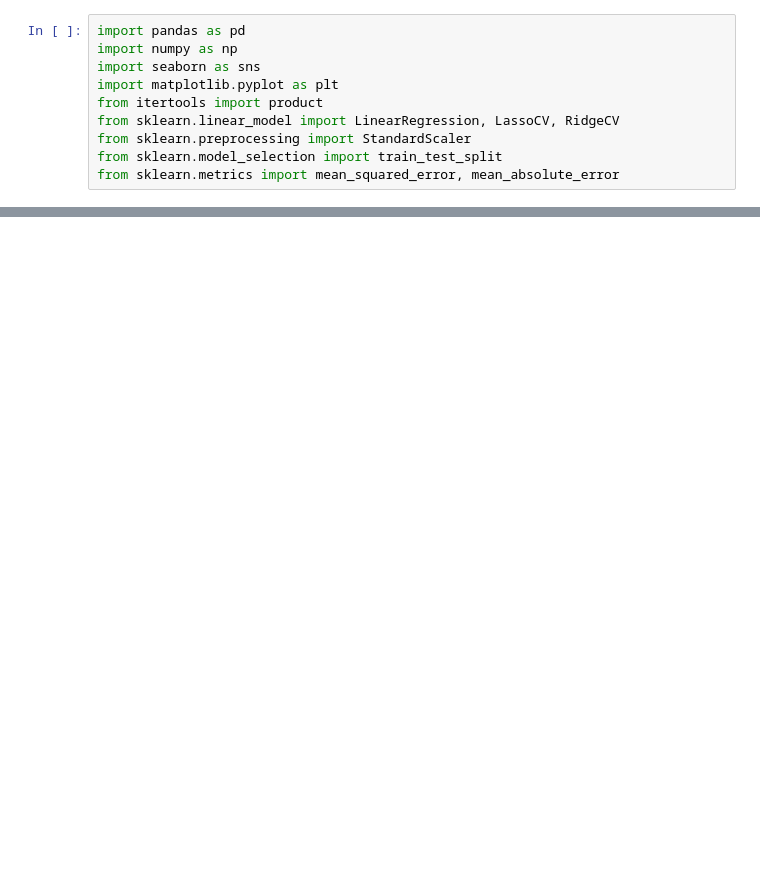
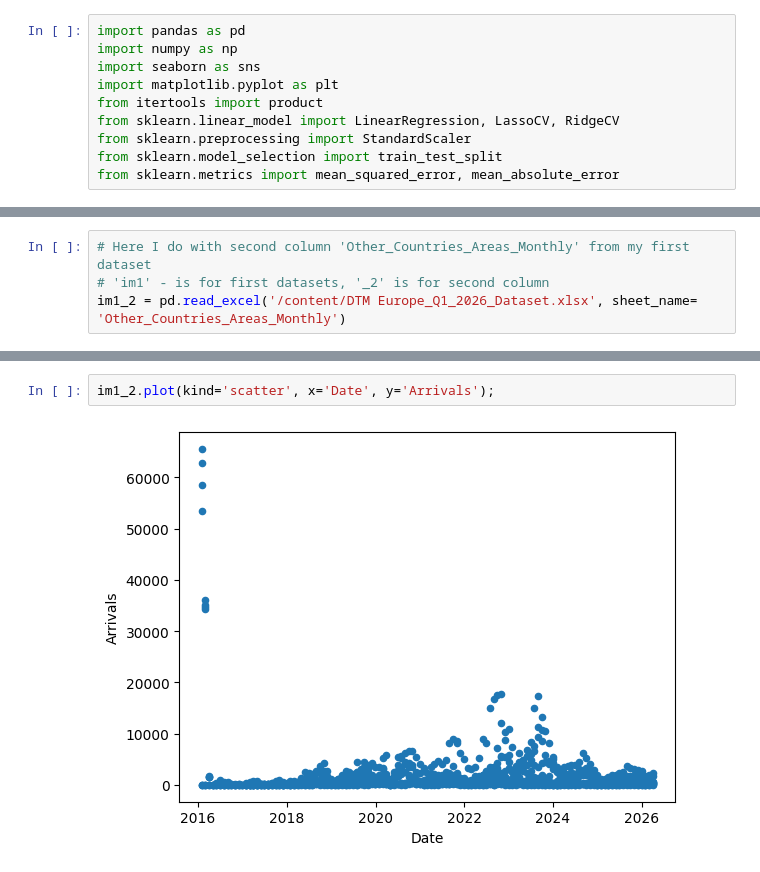
Before and after one commit to naserhusovic-droid/dsb_capston, a Jupyter notebook: CAPSTONE_Naser_Husovic.ipynb, the cells around one changed output, grey strips where cells are left out. Cells and saved outputs as stored; diff of their text form; blank space fills up the shorter version.

```diff
--- a/CAPSTONE_Naser_Husovic.ipynb
+++ b/CAPSTONE_Naser_Husovic.ipynb
@@ -102,0 +76,4 @@ im2.shape
+# %%
+# Here I do with second column 'Other_Countries_Areas_Monthly' from my first dataset
+# 'im1' - is for first datasets, '_2' is for second column
+im1_2 = pd.read_excel('/content/DTM Europe_Q1_2026_Dataset.xlsx', sheet_name= 'Other_Countries_Areas_Monthly')
@@ -102,0 +106,4 @@ im2.shape
+# %%
+im1_2.plot(kind='scatter', x='Date', y='Arrivals');
+# %% [output]
+[figure, added]
```
Also changed, not shown: parts of 61 cells of this notebook.
